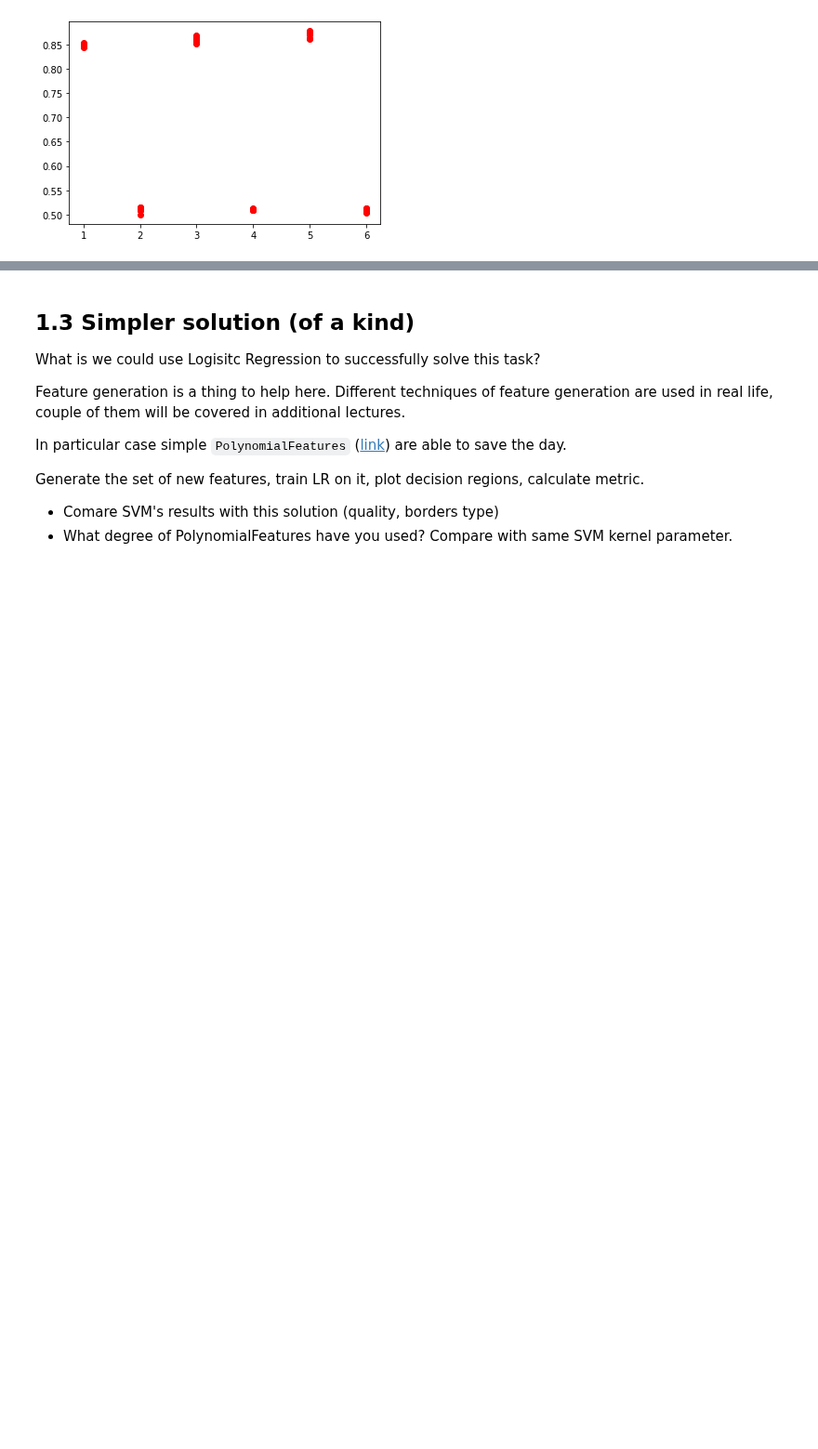
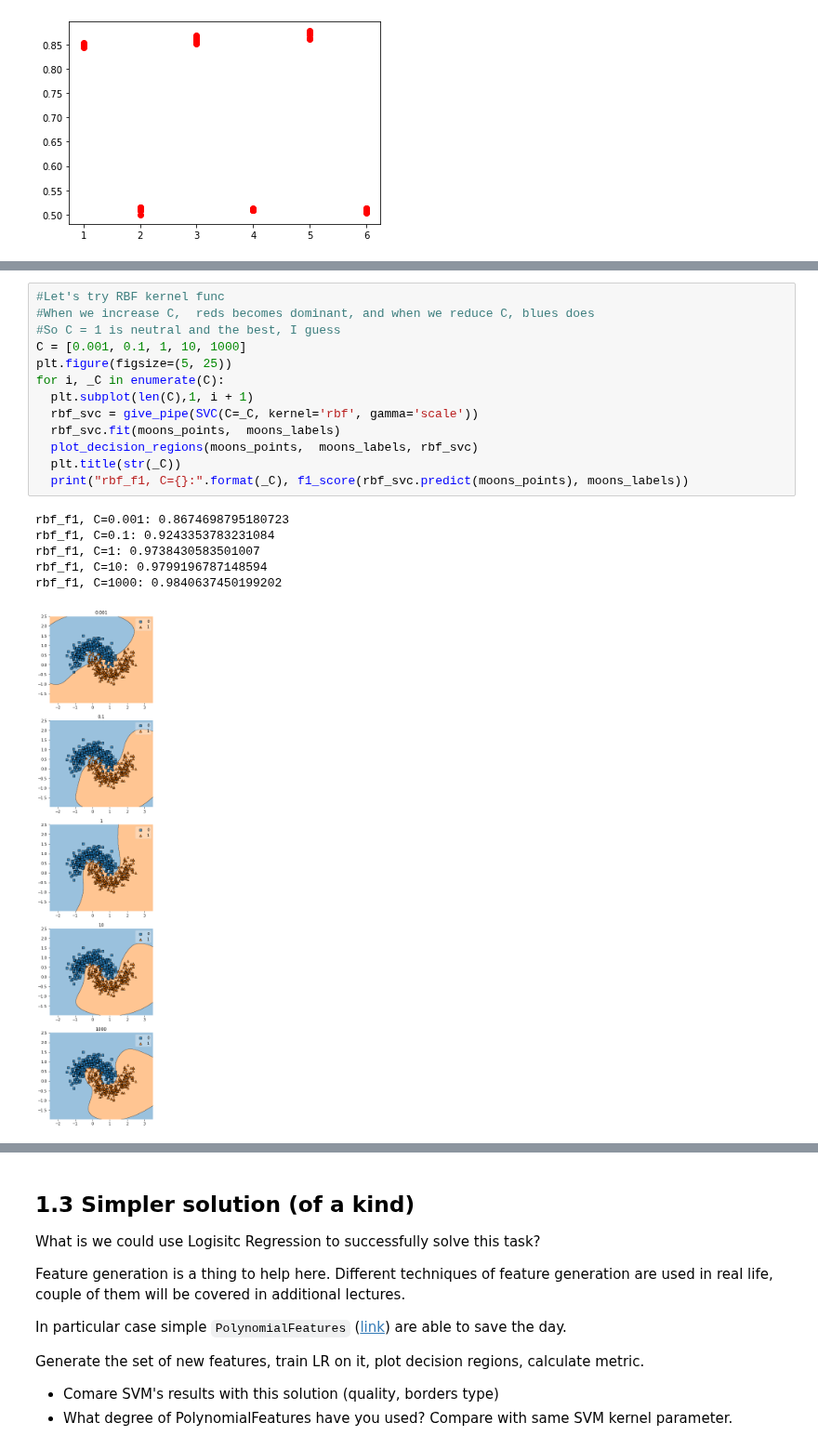
Before and after one commit to Sergey-Tkachenko/ml_mipt_homeworks, a Jupyter notebook: Lab1_part2_SVM.ipynb, the cells around one changed output, grey strips where cells are left out. Shown at 93% size. Cells and saved outputs as stored; diff of their text form; blank space fills up the shorter version.

```diff
--- a/Lab1_part2_SVM.ipynb
+++ b/Lab1_part2_SVM.ipynb
@@ -231,0 +223,20 @@ plt.plot(degree_grid, scores_scale, 'ro')
+# %%
+#Let's try RBF kernel func
+#When we increase C,  reds becomes dominant, and when we reduce C, blues does
+#So C = 1 is neutral and the best, I guess
+C = [0.001, 0.1, 1, 10, 1000]
+plt.figure(figsize=(5, 25))
+for i, _C in enumerate(C):
+  plt.subplot(len(C),1, i + 1)
+  rbf_svc = give_pipe(SVC(C=_C, kernel='rbf', gamma='scale'))
+  rbf_svc.fit(moons_points,  moons_labels)
+  plot_decision_regions(moons_points,  moons_labels, rbf_svc)
+  plt.title(str(_C))
+  print("rbf_f1, C={}:".format(_C), f1_score(rbf_svc.predict(moons_points), moons_labels))
+# %% [output]
+rbf_f1, C=0.001: 0.8674698795180723
+rbf_f1, C=0.1: 0.9243353783231084
+rbf_f1, C=1: 0.9738430583501007
+rbf_f1, C=10: 0.9799196787148594
+rbf_f1, C=1000: 0.9840637450199202
+[figure, added]
```
Also changed, not shown: parts of 13 cells of this notebook.
